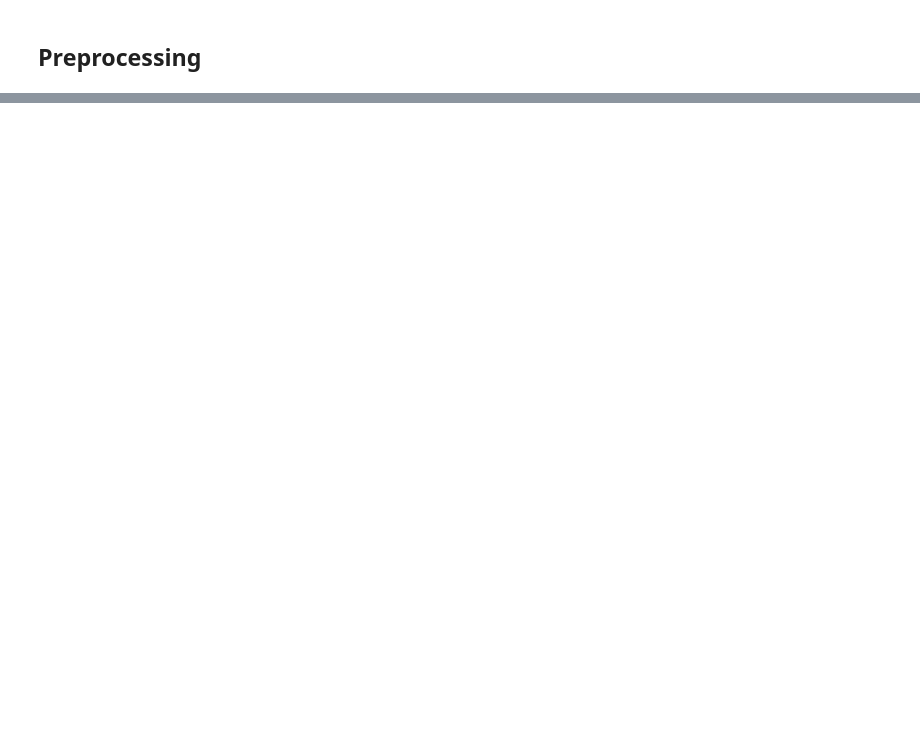
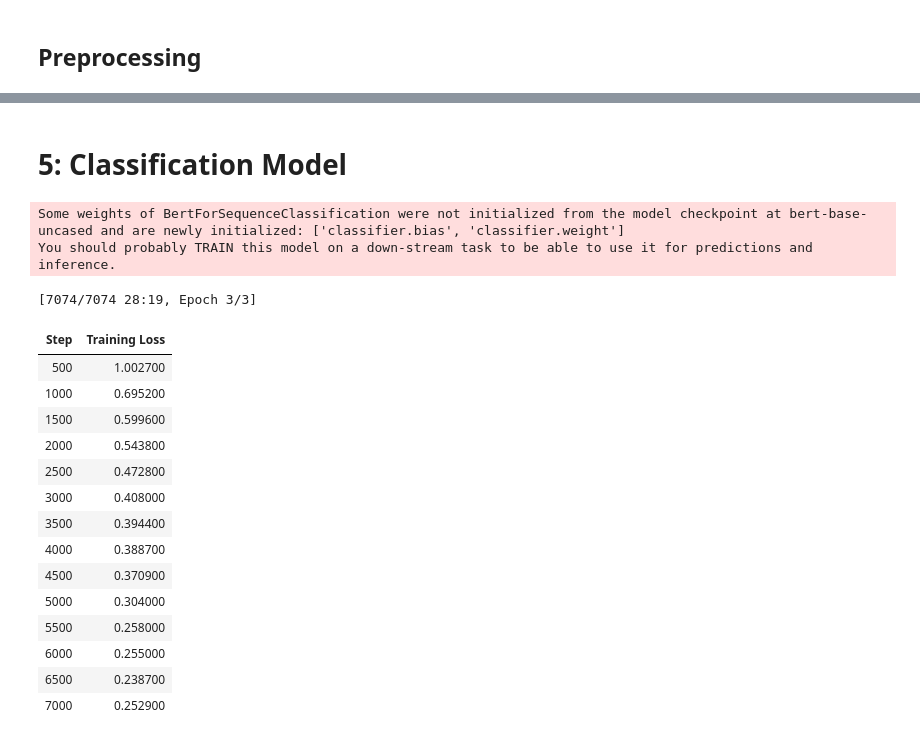
Before and after one commit to mouctar-diarra/Article-Bias-Prediction, a Jupyter notebook: News Bias.ipynb, the cells around one changed output, grey strips where cells are left out. Cells and saved outputs as stored; diff of their text form; code cells hidden in the pictures; blank space fills up the shorter version.

```diff
--- a/News Bias.ipynb
+++ b/News Bias.ipynb
@@ -235,0 +250,67 @@ Name: count, dtype: int64
+# %%
+class BiasDataset(torch.utils.data.Dataset):
+    def __init__(self, encodings, labels):
+        self.encodings = encodings
+        self.labels = labels
+    def __len__(self):
+        return len(self.labels)
+    def __getitem__(self, idx):
+        item = {key: torch.tensor(val[idx]) for key, val in self.encodings.items()}
+        item['labels'] = torch.tensor(self.labels[idx])
+        return item
+train_dataset = BiasDataset(train_encodings, y_train)
+val_dataset   = BiasDataset(val_encodings, y_val)
+test_dataset  = BiasDataset(test_encodings, y_test)
+# %% [markdown]
+# 5: Classification Model
+# %%
+model = AutoModelForSequenceClassification.from_pretrained(MODEL_NAME, num_labels=3)
+# %% [output]
+Some weights of BertForSequenceClassification were not initialized from the model checkpoint at bert-base-uncased and are newly initialized: ['classifier.bias', 'classifier.weight']
+You should probably TRAIN this model on a down-stream task to be able to use it for predictions and inference.
+# %%
+start = time.time()
+training_args = TrainingArguments(
+    output_dir="./results",         # where to save model checkpoints
+    do_train=True,                  # enable training
+    do_eval=True,                   # enable evaluation
+    learning_rate=2e-5,             # optimizer learning rate
+    per_device_train_batch_size=8,  # batch size per GPU/CPU for training
+    per_device_eval_batch_size=8,   # batch size per GPU/CPU for evaluation
+    num_train_epochs=3,             # number of passes (epochs) over the dataset
+    weight_decay=0.01,              # regularization to prevent overfitting
+    logging_dir="./logs",           # directory for logs
+    logging_steps=500,              # log training progress every 500 steps
+    eval_steps=500,                 # run evaluation every 500 steps
+    save_steps=500,                 # save a checkpoint every 500 steps
+    save_total_limit=2,             # keep only the last 2 checkpoints
+    fp16=torch.cuda.is_available()  # enable mixed precision on GPU if available
+)
+
+trainer = Trainer(
+    model=model,
+    args=training_args,
+    train_dataset=train_dataset,
+    eval_dataset=val_dataset,
+)
+
+trainer.train()
+end = time.time()
+print(f"Time Elapsed: {(end-start)/60} minutes")
+# %% [output]
+[7074/7074 28:19, Epoch 3/3]
+| Step | Training Loss |
+| 500 | 1.002700 |
+| 1000 | 0.695200 |
+| 1500 | 0.599600 |
+| 2000 | 0.543800 |
+| 2500 | 0.472800 |
+| 3000 | 0.408000 |
+| 3500 | 0.394400 |
+| 4000 | 0.388700 |
+| 4500 | 0.370900 |
+| 5000 | 0.304000 |
+| 5500 | 0.258000 |
+| 6000 | 0.255000 |
+| 6500 | 0.238700 |
+| 7000 | 0.252900 |
```
Also changed, not shown: parts of 11 cells of this notebook, 1 other file.
